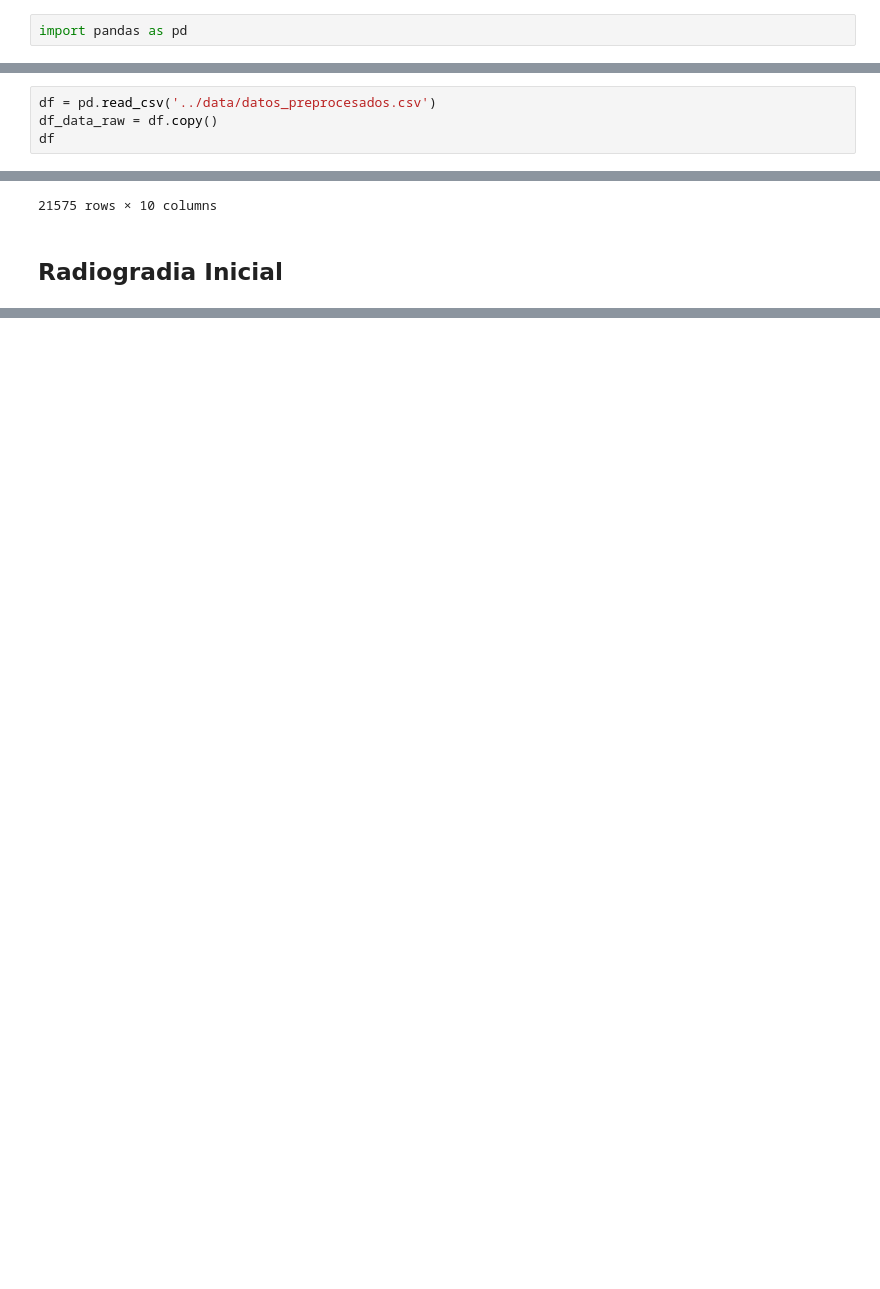
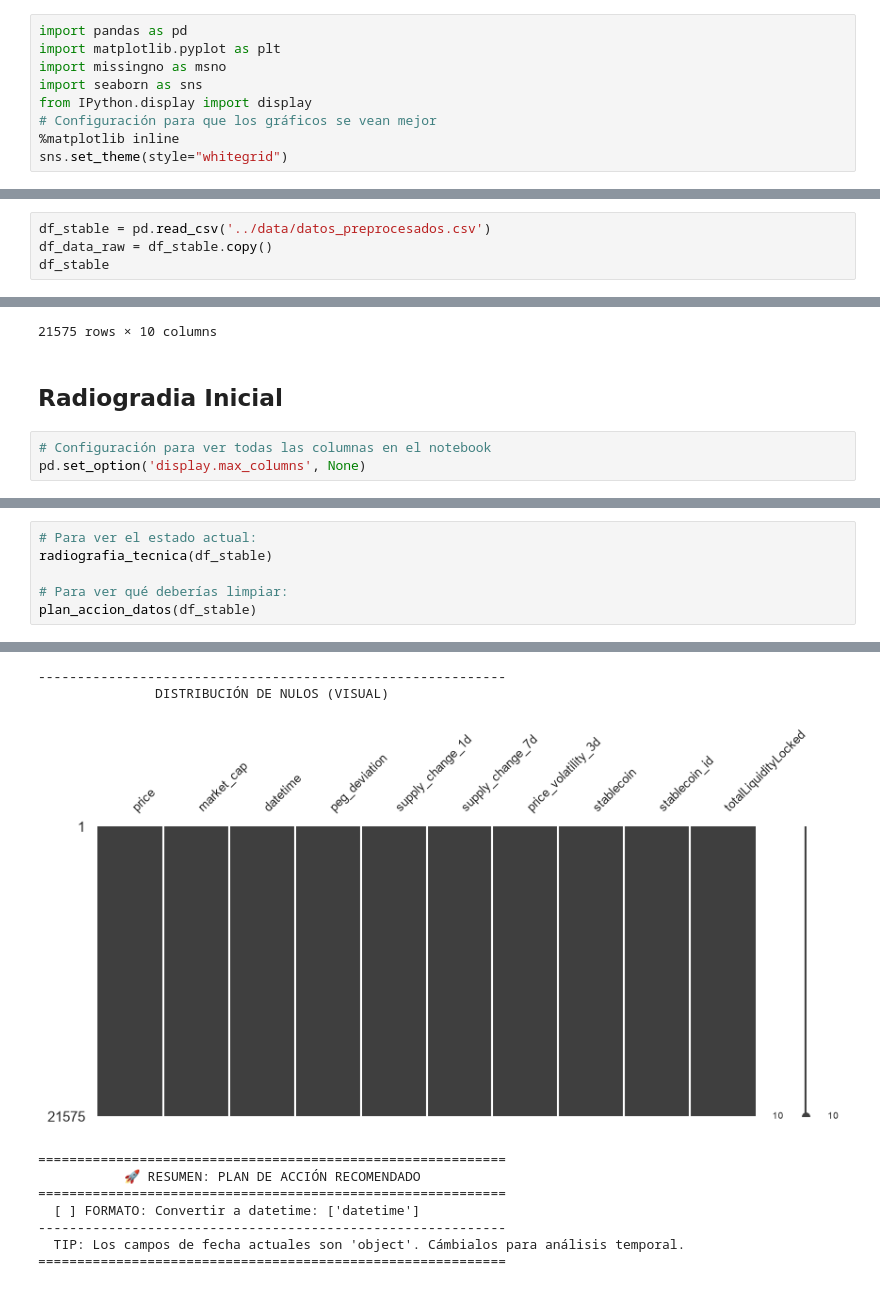
Before and after one commit to Bootcamp-DA-P2/criptoradar, a Jupyter notebook: notebooks/limpieza_stablecoins.ipynb, the cells around one changed output, grey strips where cells are left out. Cells and saved outputs as stored; diff of their text form; blank space fills up the shorter version.

Commit message:
feat(limpieza_stablecoins.ipynb) null analisis

```diff
--- a/notebooks/limpieza_stablecoins.ipynb
+++ b/notebooks/limpieza_stablecoins.ipynb
@@ -4,12 +4,19 @@
 ## Importaciones
 # %%
 import pandas as pd
+import matplotlib.pyplot as plt
+import missingno as msno
+import seaborn as sns
+from IPython.display import display
+# Configuración para que los gráficos se vean mejor
+%matplotlib inline
+sns.set_theme(style="whitegrid")
 # %% [markdown]
 ## Carga del Dataset
 # %%
-df = pd.read_csv('../data/datos_preprocesados.csv')
-df_data_raw = df.copy()
-df
+df_stable = pd.read_csv('../data/datos_preprocesados.csv')
+df_data_raw = df_stable.copy()
+df_stable
 # %% [output]
 |  | price | market_cap | datetime | peg_deviation | supply_change_1d | supply_change_7d | price_volatility_3d | ... |
 | 0 | 1.002412 | 110105.00 | 2017-12-06 | 0.002412 | 0.000000 | 0.000000 | 0.001469 | ... |
@@ -26,3 +33,6 @@ df
 21575 rows × 10 columns
 # %% [markdown]
 ## Radiogradia Inicial
+# %%
+# Configuración para ver todas las columnas en el notebook
+pd.set_option('display.max_columns', None)
@@ -28,0 +154,7 @@ df
+# %%
+# Para ver el estado actual:
+radiografia_tecnica(df_stable)
+
+# Para ver qué deberías limpiar:
+plan_accion_datos(df_stable)
+# %% [output]
@@ -28,0 +193,10 @@ df
+------------------------------------------------------------
+               DISTRIBUCIÓN DE NULOS (VISUAL)
+[figure, added]
+============================================================
+           🚀 RESUMEN: PLAN DE ACCIÓN RECOMENDADO
+============================================================
+  [ ] FORMATO: Convertir a datetime: ['datetime']
+------------------------------------------------------------
+  TIP: Los campos de fecha actuales son 'object'. Cámbialos para análisis temporal.
+============================================================
```
Also changed, not shown: parts of 3 cells of this notebook, 1 other file.
